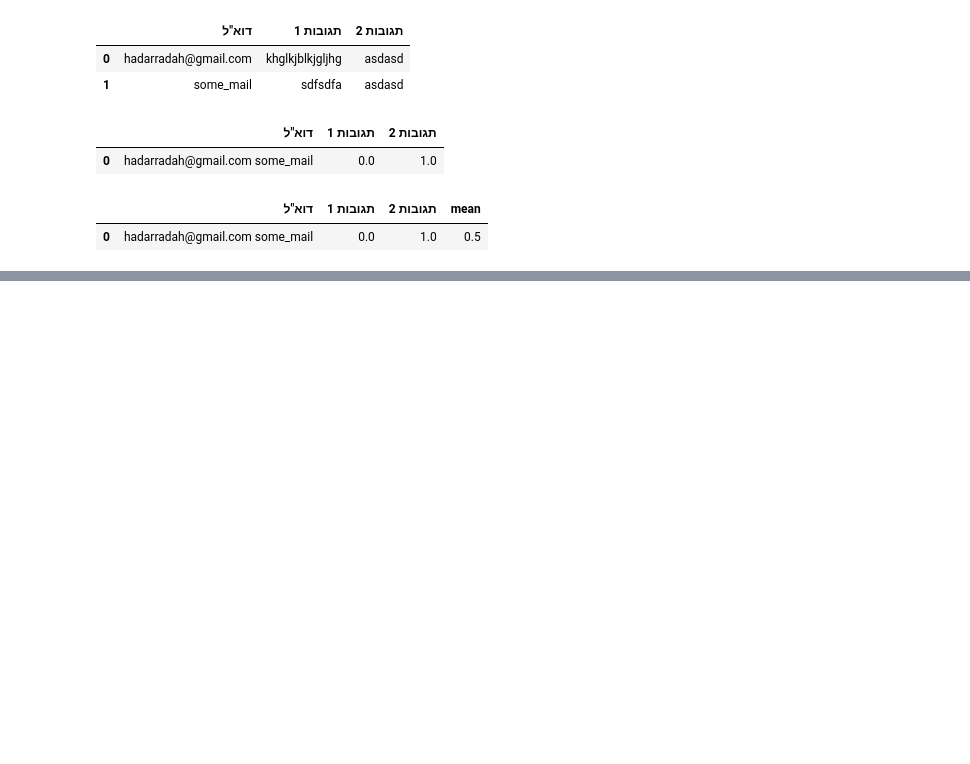
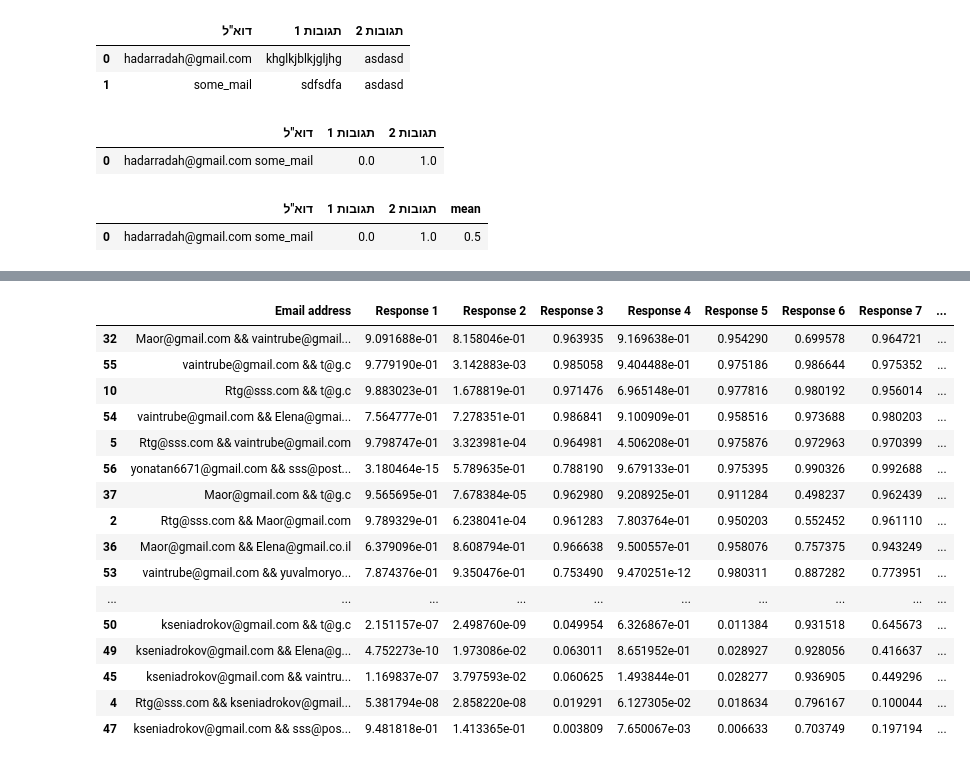
Before and after one commit to CiTRuS93/CheatChecker, a Jupyter notebook: CheatChecker/project/Untitled.ipynb, the cells around one changed output, grey strips where cells are left out. Saved outputs shown, nothing was run; the diff lists cells and outputs as text; code cells hidden in the pictures; blank space fills up the shorter version.

```diff
--- a/CheatChecker/project/Untitled.ipynb
+++ b/CheatChecker/project/Untitled.ipynb
@@ -92,0 +239,7 @@ df
+# %%
+from fasttextAnalyzer import fasttextAnalyzer
+analyzer =  fasttextAnalyzer()
+
+analyzer.set_data_path('D:\music\בדיקה-שאלות-responses.csv')
+analyzer.load_data()
+df2 =  analyzer.analyze_data()
@@ -92,0 +248,21 @@ df
+# %%
+df2['mean'] = df2.mean(axis = 1)
+df2.sort_values(by='mean',ascending=False).head(50)
+# %% [output]
+|  | Email address | Response 1 | Response 2 | Response 3 | Response 4 | Response 5 | Response 6 | Response 7 | ... |
+| 32 | Maor@gmail.com && vaintrube@gmail... | 9.091688e-01 | 8.158046e-01 | 0.963935 | 9.169638e-01 | 0.954290 | 0.699578 | 0.964721 | ... |
+| 55 | vaintrube@gmail.com && t@g.c | 9.779190e-01 | 3.142883e-03 | 0.985058 | 9.404488e-01 | 0.975186 | 0.986644 | 0.975352 | ... |
+| 10 | Rtg@sss.com && t@g.c | 9.883023e-01 | 1.678819e-01 | 0.971476 | 6.965148e-01 | 0.977816 | 0.980192 | 0.956014 | ... |
+| 54 | vaintrube@gmail.com && Elena@gmai... | 7.564777e-01 | 7.278351e-01 | 0.986841 | 9.100909e-01 | 0.958516 | 0.973688 | 0.980203 | ... |
+| 5 | Rtg@sss.com && vaintrube@gmail.com | 9.798747e-01 | 3.323981e-04 | 0.964981 | 4.506208e-01 | 0.975876 | 0.972963 | 0.970399 | ... |
+| 56 | yonatan6671@gmail.com && sss@post... | 3.180464e-15 | 5.789635e-01 | 0.788190 | 9.679133e-01 | 0.975395 | 0.990326 | 0.992688 | ... |
+| 37 | Maor@gmail.com && t@g.c | 9.565695e-01 | 7.678384e-05 | 0.962980 | 9.208925e-01 | 0.911284 | 0.498237 | 0.962439 | ... |
+| 2 | Rtg@sss.com && Maor@gmail.com | 9.789329e-01 | 6.238041e-04 | 0.961283 | 7.803764e-01 | 0.950203 | 0.552452 | 0.961110 | ... |
+| 36 | Maor@gmail.com && Elena@gmail.co.il | 6.379096e-01 | 8.608794e-01 | 0.966638 | 9.500557e-01 | 0.958076 | 0.757375 | 0.943249 | ... |
+| 53 | vaintrube@gmail.com && yuvalmoryo... | 7.874376e-01 | 9.350476e-01 | 0.753490 | 9.470251e-12 | 0.980311 | 0.887282 | 0.773951 | ... |
+| ... | ... | ... | ... | ... | ... | ... | ... | ... | ... |
+| 50 | kseniadrokov@gmail.com && t@g.c | 2.151157e-07 | 2.498760e-09 | 0.049954 | 6.326867e-01 | 0.011384 | 0.931518 | 0.645673 | ... |
+| 49 | kseniadrokov@gmail.com && Elena@g... | 4.752273e-10 | 1.973086e-02 | 0.063011 | 8.651952e-01 | 0.028927 | 0.928056 | 0.416637 | ... |
+| 45 | kseniadrokov@gmail.com && vaintru... | 1.169837e-07 | 3.797593e-02 | 0.060625 | 1.493844e-01 | 0.028277 | 0.936905 | 0.449296 | ... |
+| 4 | Rtg@sss.com && kseniadrokov@gmail... | 5.381794e-08 | 2.858220e-08 | 0.019291 | 6.127305e-02 | 0.018634 | 0.796167 | 0.100044 | ... |
+| 47 | kseniadrokov@gmail.com && sss@pos... | 9.481818e-01 | 1.413365e-01 | 0.003809 | 7.650067e-03 | 0.006633 | 0.703749 | 0.197194 | ... |
```
Also changed, not shown: parts of 41 cells of this notebook, 5 other files.
